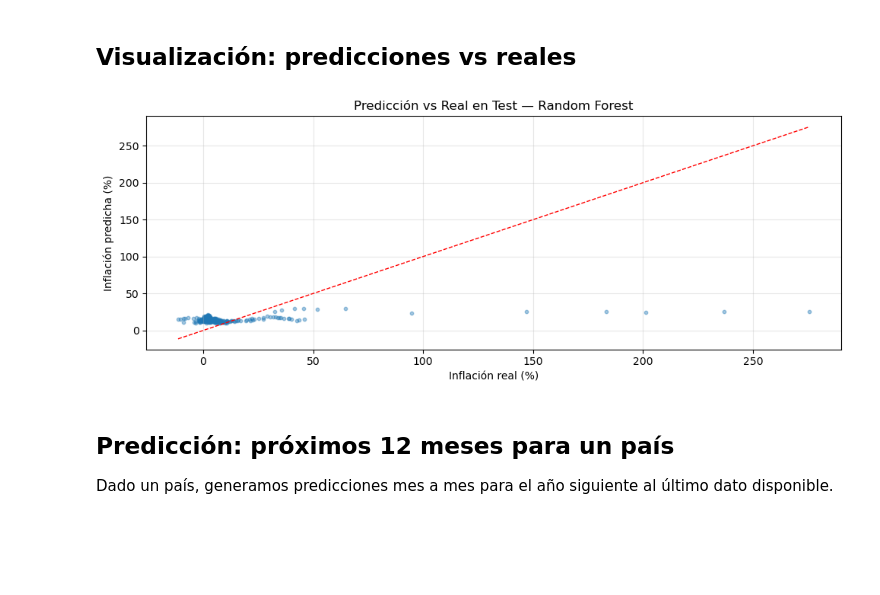
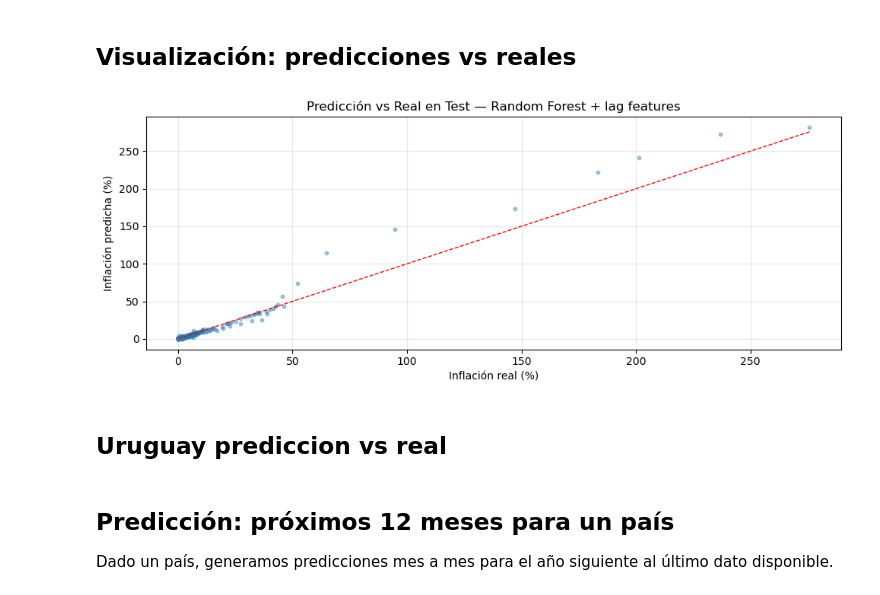
Before and after one commit to nataliacampiglia/mlp-obligatorio, a Jupyter notebook: model-building/food_inflation_model.ipynb, the cells around one changed output. Cells and saved outputs as stored; diff of their text form; code cells hidden in the pictures; blank space fills up the shorter version.

```diff
--- a/model-building/food_inflation_model.ipynb
+++ b/model-building/food_inflation_model.ipynb
@@ -98,5 +104,27 @@ df["country_enc"] = le.fit_transform(df["country"])
 df["year"]  = df["date"].dt.year
 df["month"] = df["date"].dt.month
 
-df[["country", "country_enc", "date", "year", "month", "inflation"]].head(10)
+# Lag features por país
+for lag in [1, 2, 3, 6, 12]:
+    df[f"inflation_lag{lag}"] = df.groupby("country")["inflation"].shift(lag)
+
+# Rolling stats (shift(1) para no filtrar el valor actual)
+df["rolling_mean_3"]  = df.groupby("country")["inflation"].transform(lambda x: x.shift(1).rolling(3).mean())
+df["rolling_mean_12"] = df.groupby("country")["inflation"].transform(lambda x: x.shift(1).rolling(12).mean())
+df["yoy_change"]      = df["inflation"] - df.groupby("country")["inflation"].shift(12)
+
+# Log transform del target (clip para manejar valores negativos)
+df["inflation_log"] = np.log1p(df["inflation"].clip(lower=0))
+
+df = df.dropna().reset_index(drop=True)
+
+FEATURE_COLS = [
+    "country_enc", "year", "month",
+    "inflation_lag1", "inflation_lag2", "inflation_lag3",
+    "inflation_lag6", "inflation_lag12",
+    "rolling_mean_3", "rolling_mean_12", "yoy_change"
+]
+
+print(f"Filas después de dropna: {len(df)}")
+df[["country", "date", "inflation", "inflation_log"] + FEATURE_COLS].head()
 # %% [output]
@@ -120,8 +144,6 @@ Para series temporales el split debe ser **cronológico**, no aleatorio, para ev
 - **Validación**: penúltimo año completo
 - **Test**: último año completo (mide efectividad final del modelo)
 # %%
-FEATURE_COLS = ["country_enc", "year", "month"]
-
 max_date   = df["date"].max()
 test_start = max_date - pd.DateOffset(years=1) + pd.DateOffset(months=1)
 val_start  = test_start - pd.DateOffset(years=1)
@@ -275,18 +289,20 @@ array([[   0, 2001,    6],
 ## Visualización: predicciones vs reales
 # %%
 plt.figure(figsize=(10, 4))
-plt.scatter(y_test[:300], preds_test[:300], alpha=0.4, s=10)
-lim = [y_test[:300].min(), y_test[:300].max()]
+plt.scatter(y_test_orig[:300], preds_test[:300], alpha=0.4, s=10)
+lim = [y_test_orig[:300].min(), y_test_orig[:300].max()]
 plt.plot(lim, lim, "r--", linewidth=1)
 plt.xlabel("Inflación real (%)")
 plt.ylabel("Inflación predicha (%)")
-plt.title("Predicción vs Real en Test — Random Forest")
+plt.title("Predicción vs Real en Test — Random Forest + lag features")
 plt.grid(True, alpha=0.3)
 plt.tight_layout()
 wandb.log({"charts/pred_vs_real": wandb.Image(plt)})
 plt.show()
 # %% [output]
-[figure, old version]
+[figure, new version]
+# %% [markdown]
+## Uruguay prediccion vs real
 # %% [markdown]
 ## Predicción: próximos 12 meses para un país
 
```
Also changed, not shown: parts of 11 cells of this notebook, 1 other file.
